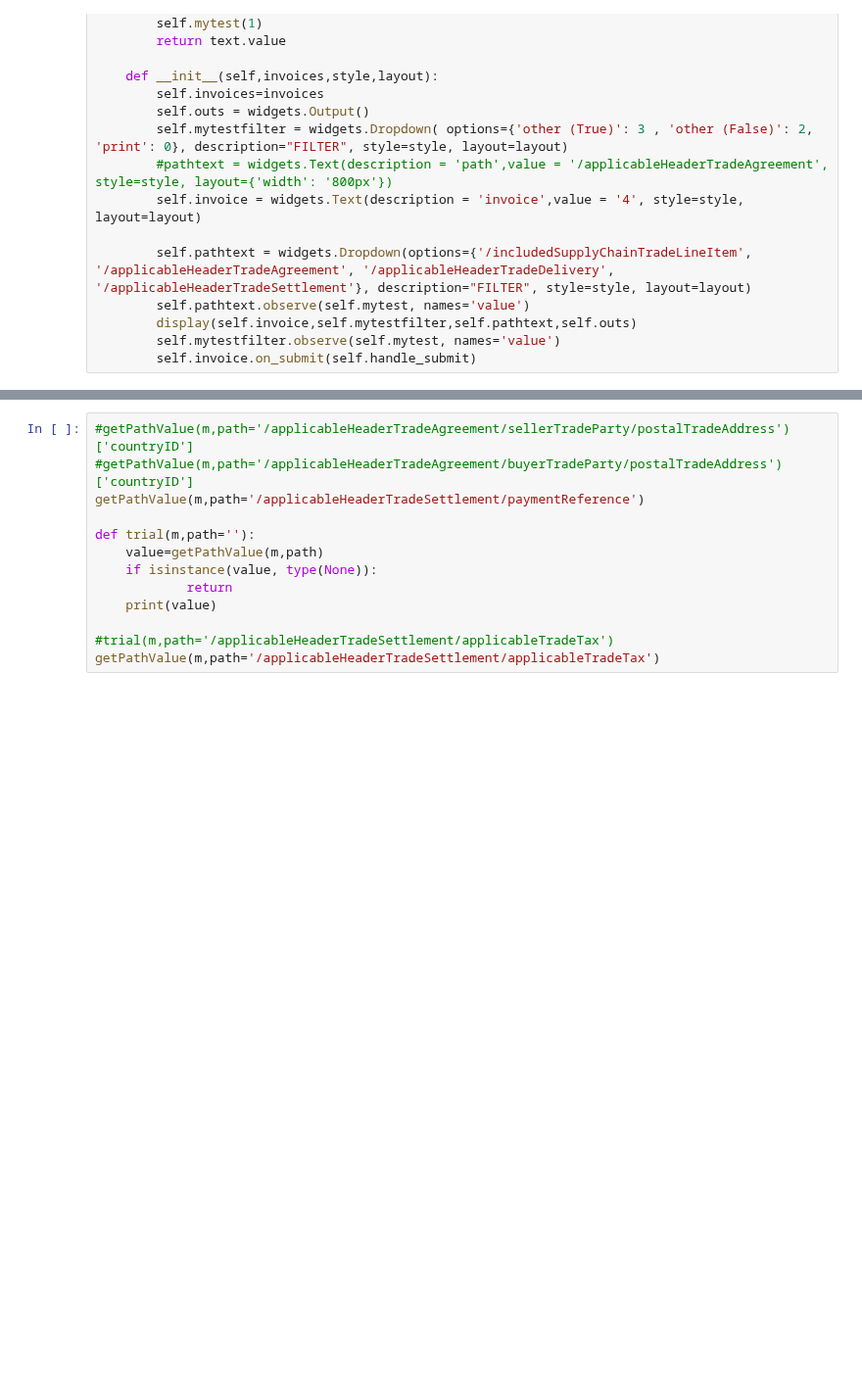
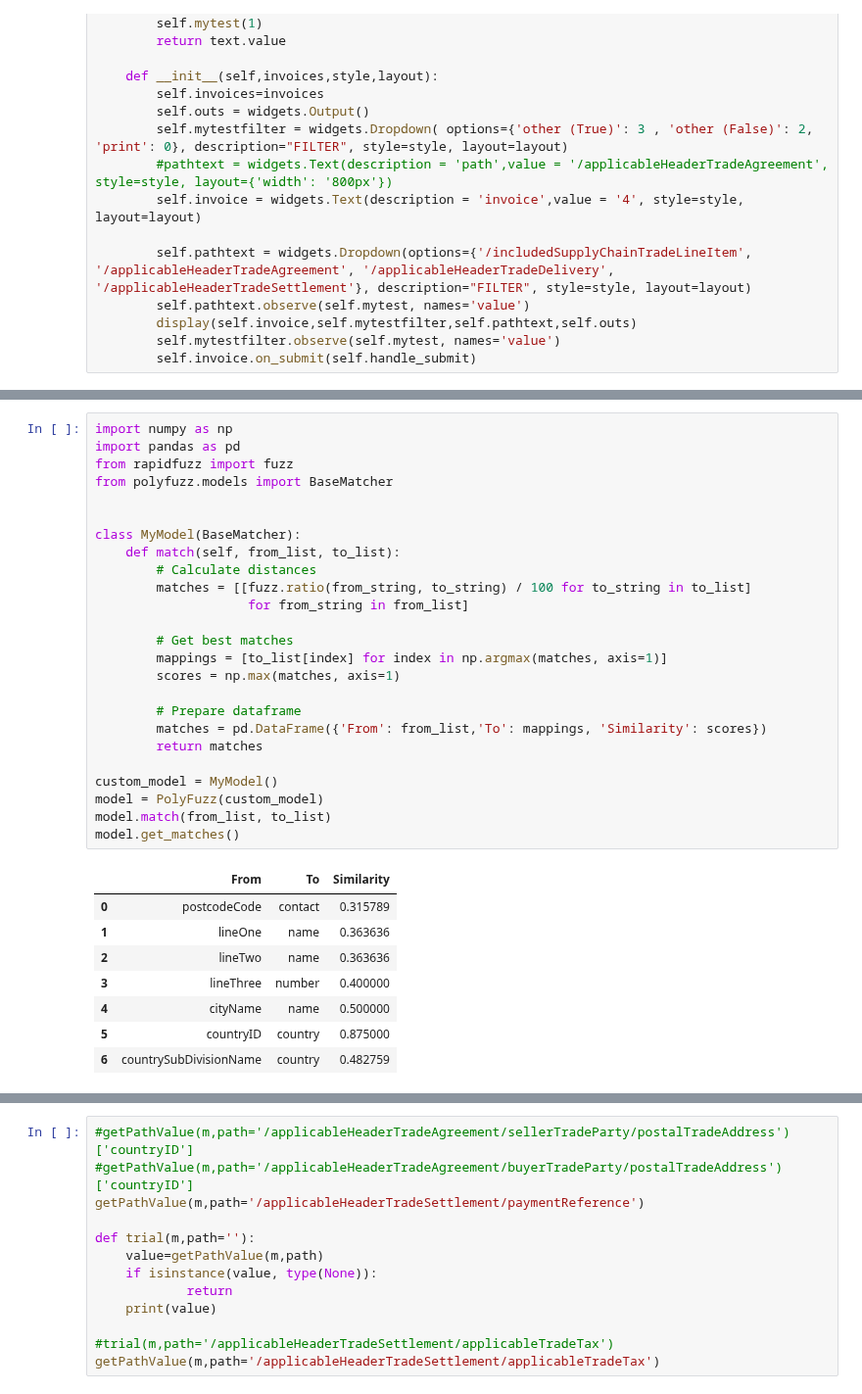
Before and after one commit to scray/scray, a Jupyter notebook: projects/invoice-hyperledger-fabric/python/facturx_v3.ipynb, the cells around one changed output, grey strips where cells are left out. Shown at 98% size. Cells and saved outputs as stored; diff of their text form; blank space fills up the shorter version.

```diff
--- a/projects/invoice-hyperledger-fabric/python/facturx_v3.ipynb
+++ b/projects/invoice-hyperledger-fabric/python/facturx_v3.ipynb
@@ -400 +506,35 @@ Dropdown(description='FILTER', layout=Layout(width='500px'), options=('/applicab
+# %%
+import numpy as np
+import pandas as pd
+from rapidfuzz import fuzz
+from polyfuzz.models import BaseMatcher
+
+
+class MyModel(BaseMatcher):
+    def match(self, from_list, to_list):
+        # Calculate distances
+        matches = [[fuzz.ratio(from_string, to_string) / 100 for to_string in to_list]
+                    for from_string in from_list]
+
+        # Get best matches
+        mappings = [to_list[index] for index in np.argmax(matches, axis=1)]
+        scores = np.max(matches, axis=1)
+
+        # Prepare dataframe
+        matches = pd.DataFrame({'From': from_list,'To': mappings, 'Similarity': scores})
+        return matches
+
+custom_model = MyModel()
+model = PolyFuzz(custom_model)
+model.match(from_list, to_list)
+model.get_matches()
+# %% [output]
+|  | From | To | Similarity |
+| 0 | postcodeCode | contact | 0.315789 |
+| 1 | lineOne | name | 0.363636 |
+| 2 | lineTwo | name | 0.363636 |
+| 3 | lineThree | number | 0.400000 |
+| 4 | cityName | name | 0.500000 |
+| 5 | countryID | country | 0.875000 |
+| 6 | countrySubDivisionName | country | 0.482759 |
 # %%
```
Also changed, not shown: parts of 9 cells of this notebook, 1 other file.
